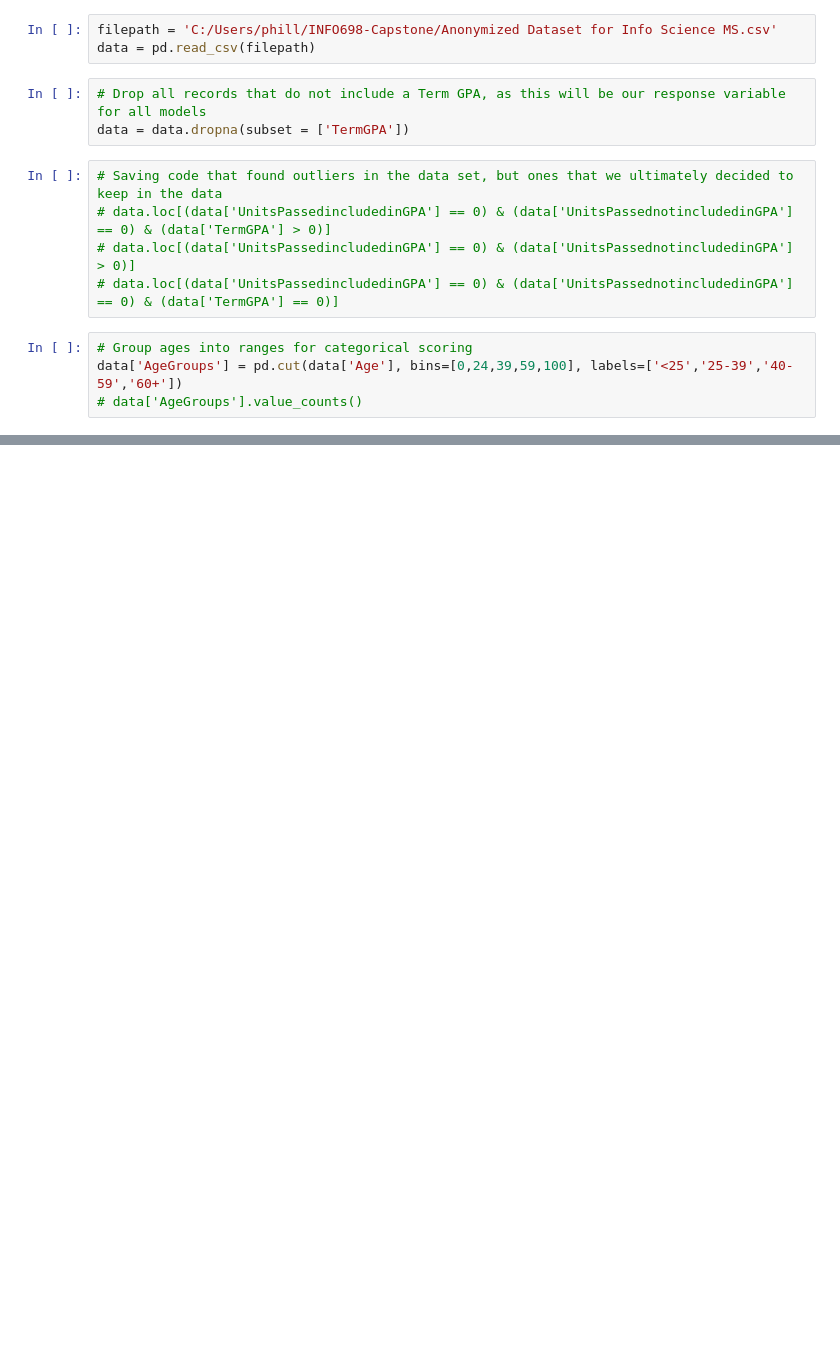
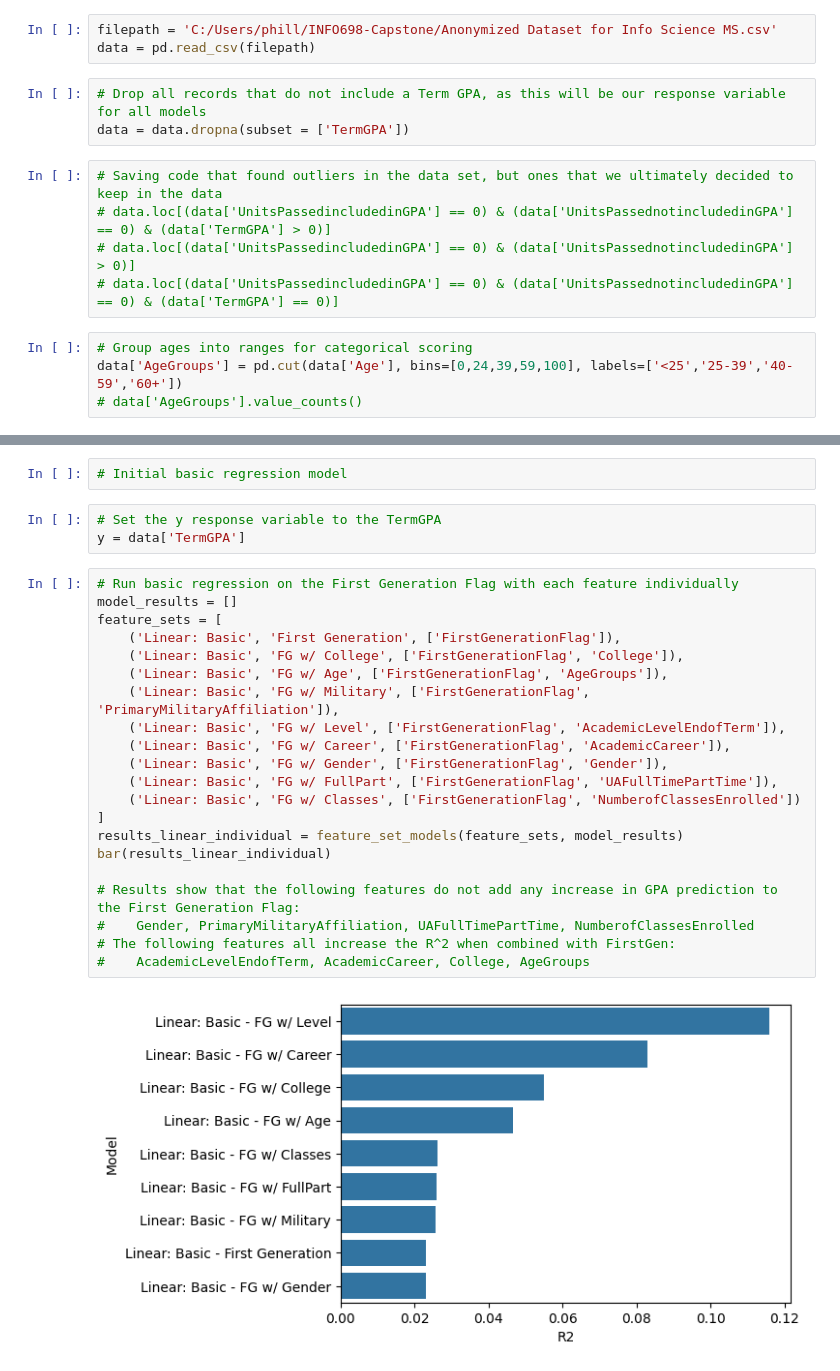
Before and after one commit to gburden6/INFO698-Fall2025-GB-PM, a Jupyter notebook: INFO698_McManus.ipynb, the cells around one changed output, grey strips where cells are left out. Saved outputs shown, nothing was run; the diff lists cells and outputs as text; blank space fills up the shorter version.

Commit message:
Added code for basic regression and comparison of findings

```diff
--- a/INFO698_McManus.ipynb
+++ b/INFO698_McManus.ipynb
@@ -51,0 +45,28 @@ data
+# %%
+# Initial basic regression model
+# %%
+# Set the y response variable to the TermGPA
+y = data['TermGPA']
+# %%
+# Run basic regression on the First Generation Flag with each feature individually
+model_results = []
+feature_sets = [
+    ('Linear: Basic', 'First Generation', ['FirstGenerationFlag']),
+    ('Linear: Basic', 'FG w/ College', ['FirstGenerationFlag', 'College']),
+    ('Linear: Basic', 'FG w/ Age', ['FirstGenerationFlag', 'AgeGroups']),
+    ('Linear: Basic', 'FG w/ Military', ['FirstGenerationFlag', 'PrimaryMilitaryAffiliation']),
+    ('Linear: Basic', 'FG w/ Level', ['FirstGenerationFlag', 'AcademicLevelEndofTerm']),
+    ('Linear: Basic', 'FG w/ Career', ['FirstGenerationFlag', 'AcademicCareer']),
+    ('Linear: Basic', 'FG w/ Gender', ['FirstGenerationFlag', 'Gender']),
+    ('Linear: Basic', 'FG w/ FullPart', ['FirstGenerationFlag', 'UAFullTimePartTime']),
+    ('Linear: Basic', 'FG w/ Classes', ['FirstGenerationFlag', 'NumberofClassesEnrolled'])
+]
+results_linear_individual = feature_set_models(feature_sets, model_results)
+bar(results_linear_individual)
+
+# Results show that the following features do not add any increase in GPA prediction to the First Generation Flag:
+#    Gender, PrimaryMilitaryAffiliation, UAFullTimePartTime, NumberofClassesEnrolled
+# The following features all increase the R^2 when combined with FirstGen:
+#    AcademicLevelEndofTerm, AcademicCareer, College, AgeGroups
+# %% [output]
+[figure, added]
```
Also changed, not shown: parts of 13 cells of this notebook.
